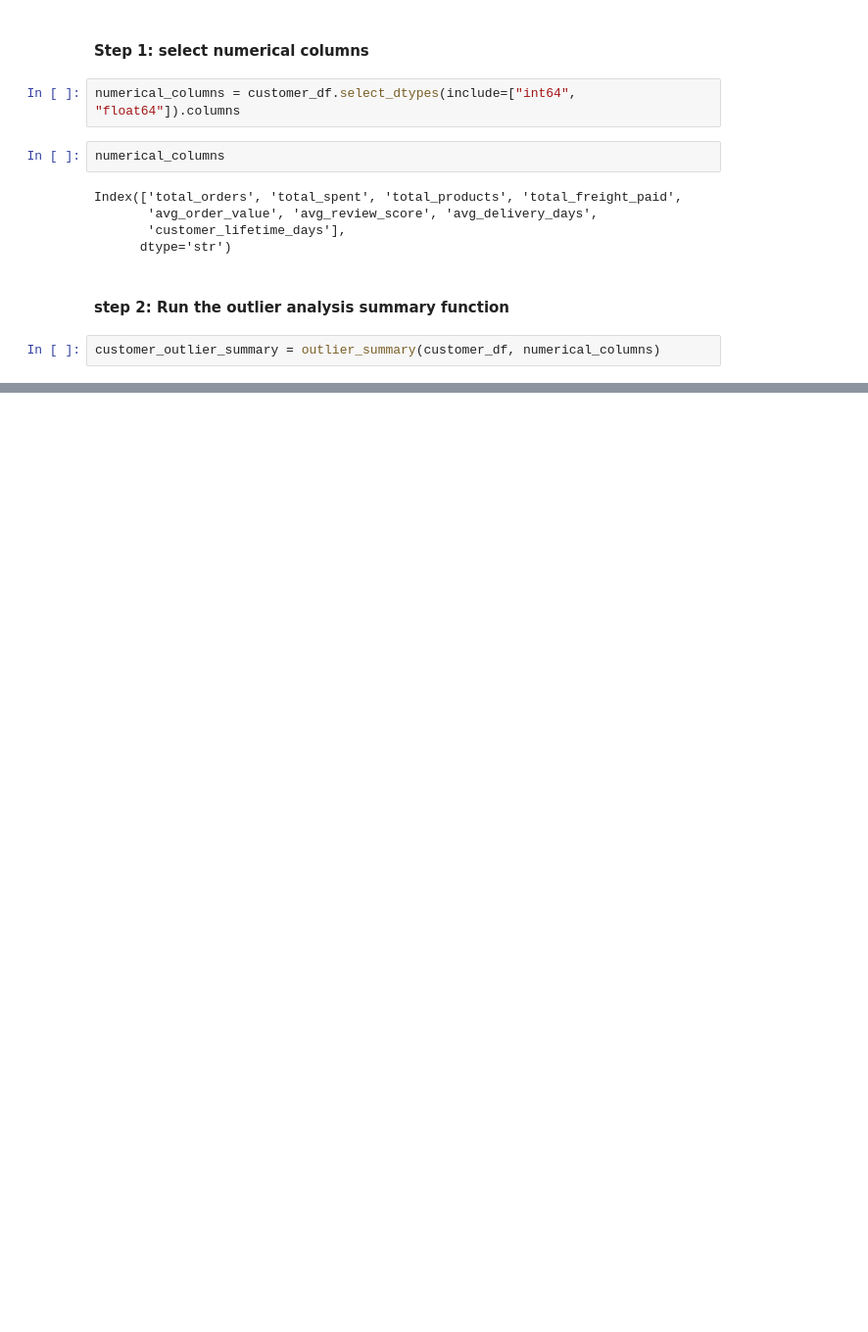
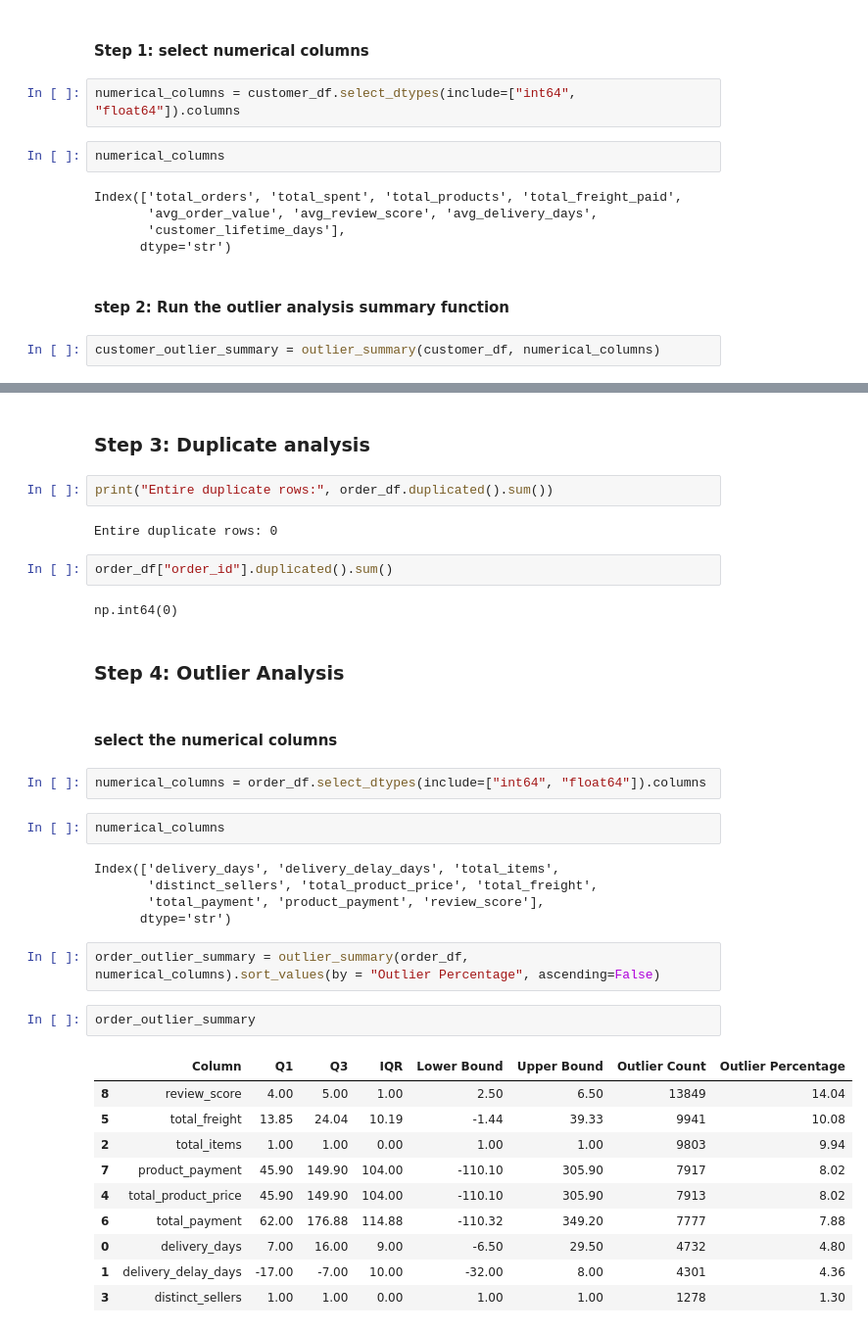
Before and after one commit to anees555/Customer-Intelligent-Platform, a Jupyter notebook: notebooks/03_data_preprocessing.ipynb, the cells around one changed output, grey strips where cells are left out. Shown at 98% size. Saved outputs shown, nothing was run; the diff lists cells and outputs as text; blank space fills up the shorter version.

```diff
--- a/notebooks/03_data_preprocessing.ipynb
+++ b/notebooks/03_data_preprocessing.ipynb
@@ -437,0 +556,38 @@ customer_outlier_summary.sort_values(
+# %% [markdown]
+### Step 3: Duplicate analysis
+# %%
+print("Entire duplicate rows:", order_df.duplicated().sum())
+# %% [output]
+Entire duplicate rows: 0
+# %%
+order_df["order_id"].duplicated().sum()
+# %% [output]
+np.int64(0)
+# %% [markdown]
+### Step 4: Outlier Analysis
+# %% [markdown]
+#### select the numerical columns
+# %%
+numerical_columns = order_df.select_dtypes(include=["int64", "float64"]).columns
+# %%
+numerical_columns
+# %% [output]
+Index(['delivery_days', 'delivery_delay_days', 'total_items',
+       'distinct_sellers', 'total_product_price', 'total_freight',
+       'total_payment', 'product_payment', 'review_score'],
+      dtype='str')
+# %%
+order_outlier_summary = outlier_summary(order_df, numerical_columns).sort_values(by = "Outlier Percentage", ascending=False)
+# %%
+order_outlier_summary
+# %% [output]
+|  | Column | Q1 | Q3 | IQR | Lower Bound | Upper Bound | Outlier Count | Outlier Percentage |
+| 8 | review_score | 4.00 | 5.00 | 1.00 | 2.50 | 6.50 | 13849 | 14.04 |
+| 5 | total_freight | 13.85 | 24.04 | 10.19 | -1.44 | 39.33 | 9941 | 10.08 |
+| 2 | total_items | 1.00 | 1.00 | 0.00 | 1.00 | 1.00 | 9803 | 9.94 |
+| 7 | product_payment | 45.90 | 149.90 | 104.00 | -110.10 | 305.90 | 7917 | 8.02 |
+| 4 | total_product_price | 45.90 | 149.90 | 104.00 | -110.10 | 305.90 | 7913 | 8.02 |
+| 6 | total_payment | 62.00 | 176.88 | 114.88 | -110.32 | 349.20 | 7777 | 7.88 |
+| 0 | delivery_days | 7.00 | 16.00 | 9.00 | -6.50 | 29.50 | 4732 | 4.80 |
+| 1 | delivery_delay_days | -17.00 | -7.00 | 10.00 | -32.00 | 8.00 | 4301 | 4.36 |
+| 3 | distinct_sellers | 1.00 | 1.00 | 0.00 | 1.00 | 1.00 | 1278 | 1.30 |
```
Also changed, not shown: parts of 14 cells of this notebook, 1 other file.
